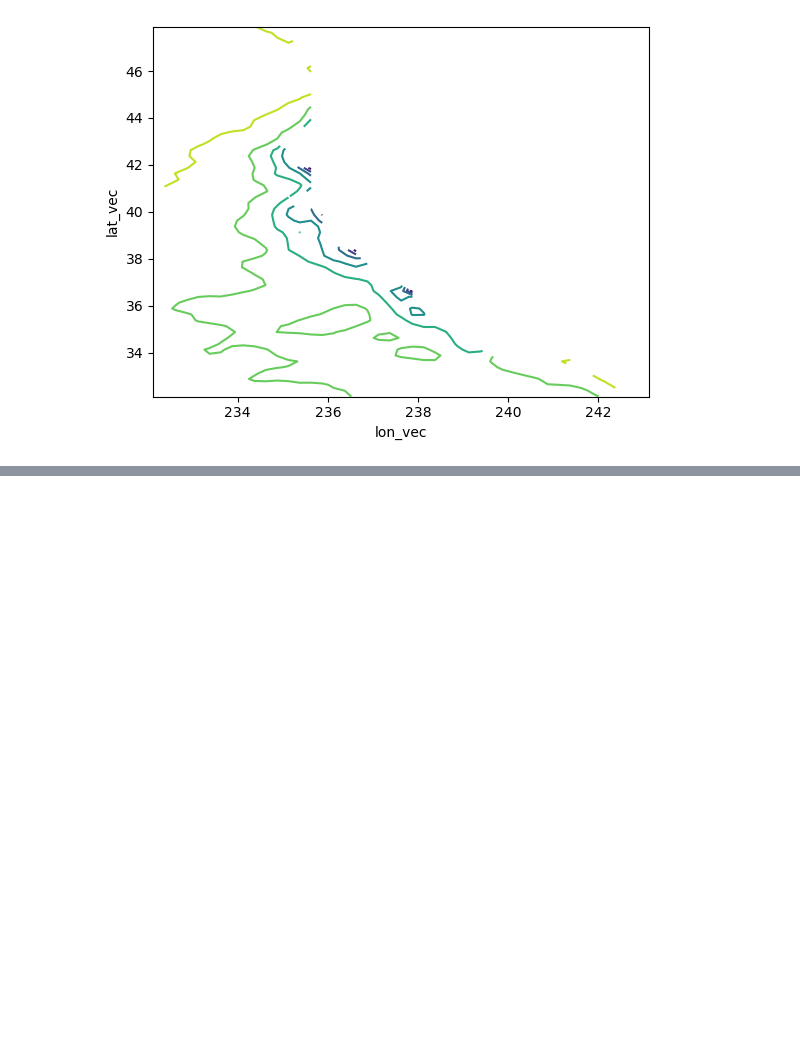
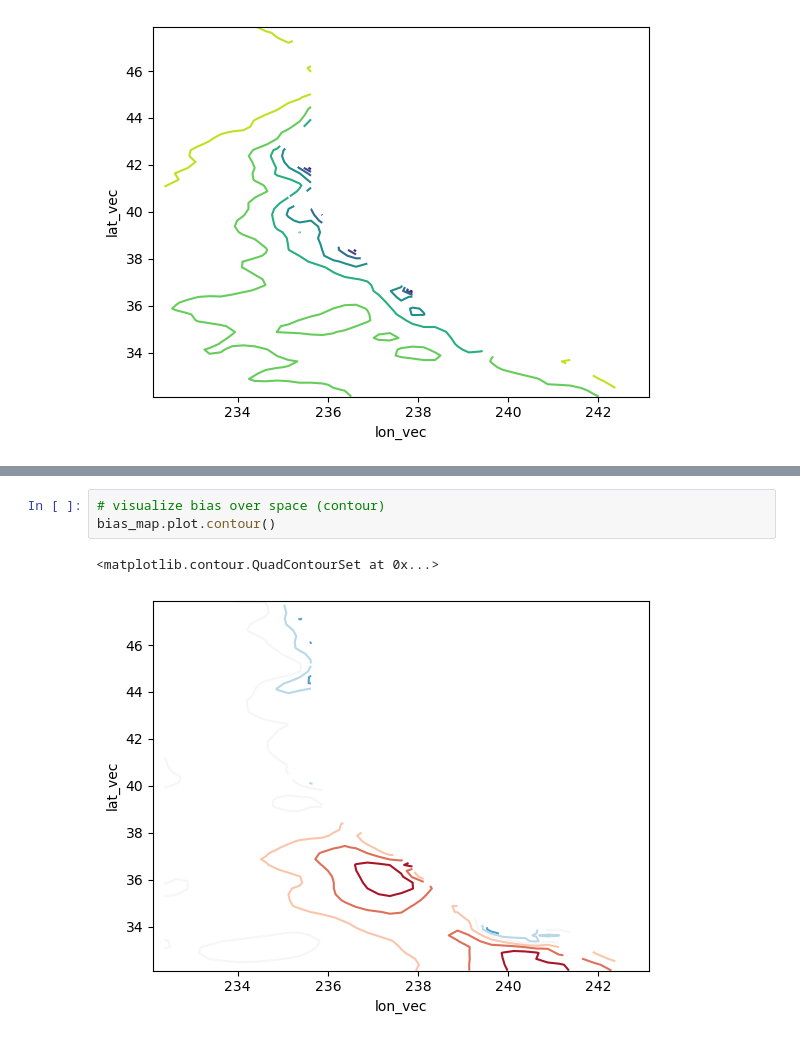
Before and after one commit to brooke-l-hawkins-noaa/mom6-based-esr-indices, a Jupyter notebook: sst_anomaly/sst-comparison.ipynb, the cells around one changed output, grey strips where cells are left out. Drawn from its saved outputs; the diff is of its cells as text; blank space fills up the shorter version.

```diff
--- a/sst_anomaly/sst-comparison.ipynb
+++ b/sst_anomaly/sst-comparison.ipynb
@@ -135,0 +159,6 @@ correlation_map.plot.contour()
+# %%
+# visualize bias over space (contour)
+bias_map.plot.contour()
+# %% [output]
+<matplotlib.contour.QuadContourSet at 0x...>
+[figure, added]
```
Also changed, not shown: parts of 9 cells of this notebook.
